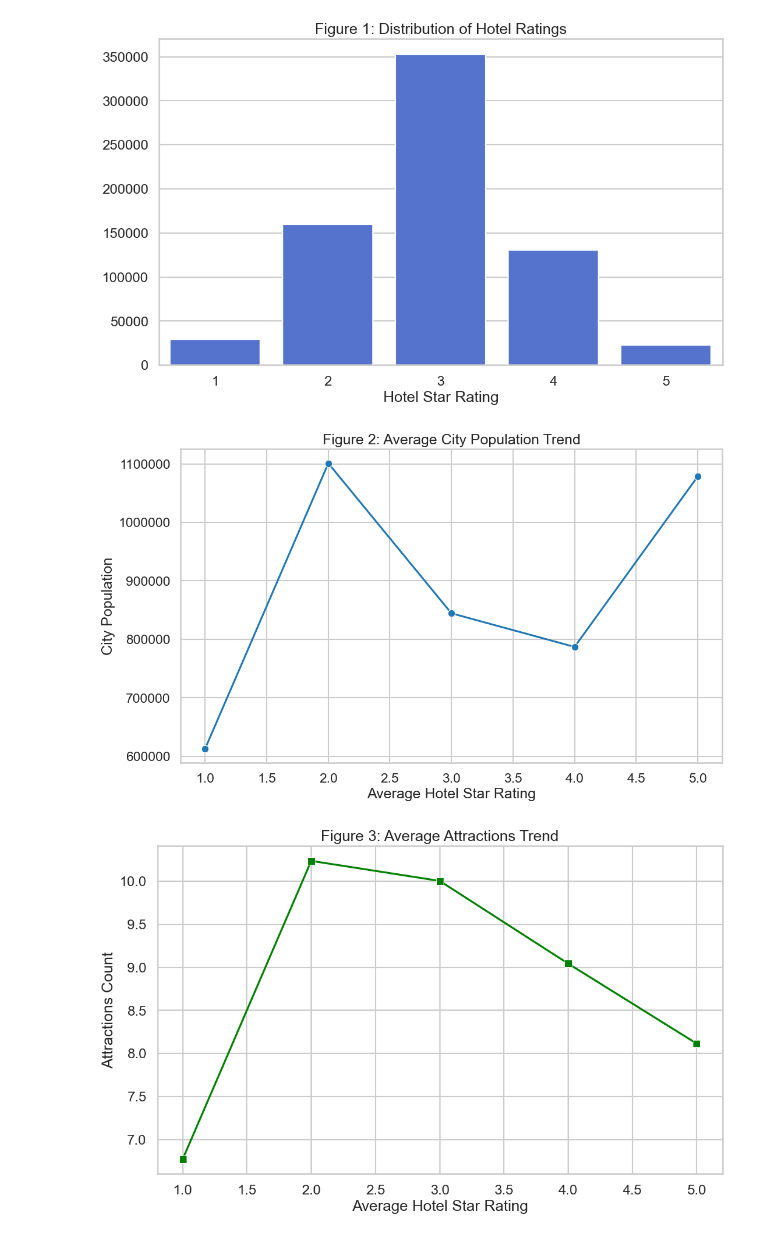
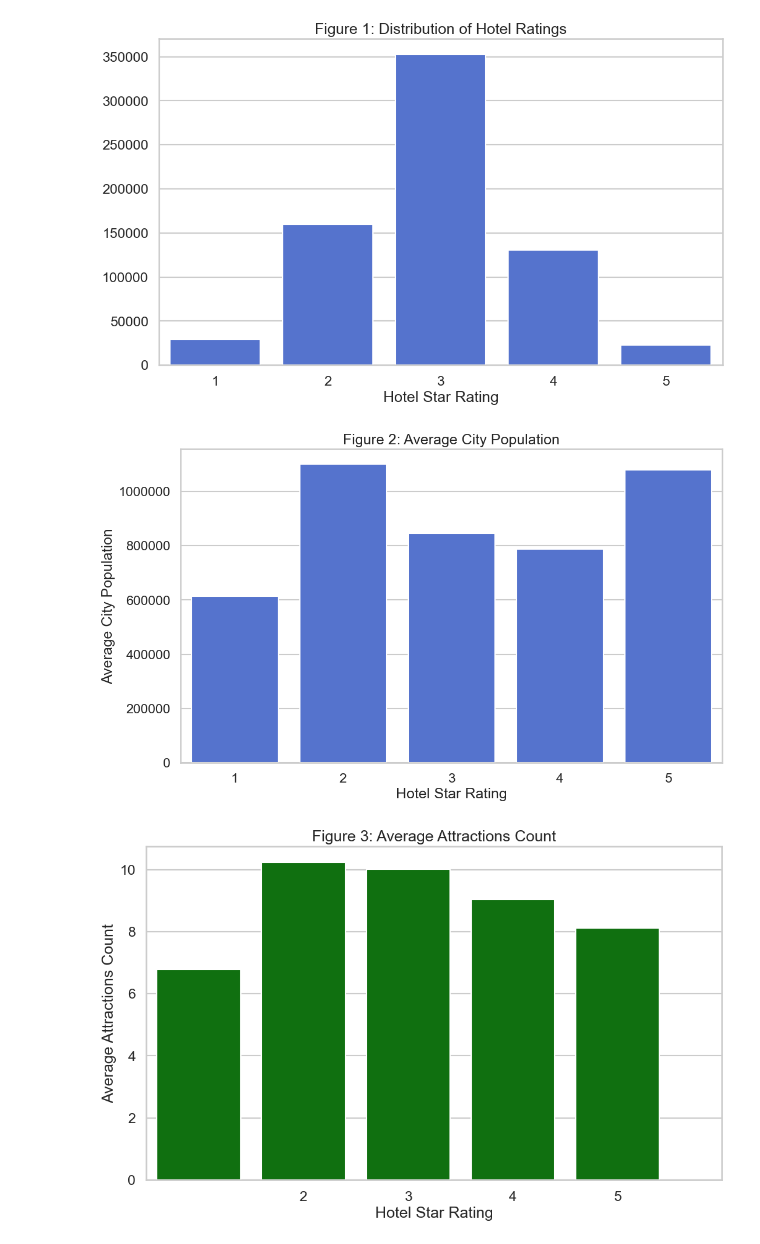
Before and after one commit to daniahsn/hotel-data-analysis, a Jupyter notebook: scripts/EDA/eda_notebook_local.ipynb, the cells around one changed output. Cells and saved outputs as stored; diff of their text form; code cells hidden in the pictures.

```diff
--- a/scripts/EDA/eda_notebook_local.ipynb
+++ b/scripts/EDA/eda_notebook_local.ipynb
@@ -85,7 +85,7 @@ country_stats = df.groupby('countyName')['hotel_star_rating'].mean().dropna()
 city_stats = df.groupby(['cityName', 'countyName'])['hotel_star_rating'].agg(['mean', 'count']).dropna().reset_index()
 city_stats['city_label'] = city_stats['cityName'] + " (" + city_stats['countyName'] + ")"
 
-reliable_cities = city_stats[city_stats['count'] >= 5]
+reliable_cities = city_stats[city_stats['count'] >= 10]
 
 top_10_countries = country_stats.sort_values(ascending=False).head(10)
 worst_10_countries = country_stats.sort_values(ascending=True).head(10)
@@ -102,20 +102,24 @@ plt.xlabel('Hotel Star Rating')
 plt.ylabel('')
 plt.savefig('eda_1_rating_imbalance.png')
 
-# Figure 2 & 3: Trends
+# Figure 2
 plt.figure()
-sns.lineplot(data=df, x='hotel_star_rating', y='city_population', estimator=np.mean, errorbar=None, marker='o')
+sns.barplot(data=df, x='hotel_star_rating', y='city_population', estimator=np.mean, errorbar=None, color='royalblue')
+
 plt.ticklabel_format(style='plain', axis='y')
-plt.title('Figure 2: Average City Population Trend')
-plt.xlabel('Average Hotel Star Rating')
-plt.ylabel('City Population')
-plt.savefig('eda_2_rating_vs_pop.png')
+plt.title('Figure 2: Average City Population')
+plt.xlabel('Hotel Star Rating')
+plt.ylabel('Average City Population')
+plt.savefig('eda_2_bar_pop.png')
 
+# Figure 3
 plt.figure()
-sns.lineplot(data=df, x='hotel_star_rating', y='attractions_count', estimator=np.mean, errorbar=None, marker='s', color='green')
-plt.title('Figure 3: Average Attractions Trend')
-plt.xlabel('Average Hotel Star Rating')
-plt.ylabel('Attractions Count')
+sns.barplot(data=df, x='hotel_star_rating', y='attractions_count', estimator=np.mean, errorbar=None, color='green')
+plt.title('Figure 3: Average Attractions Count')
+plt.ticklabel_format(style='plain', axis='y')
+plt.xticks([1, 2, 3, 4, 5])
+plt.xlabel('Hotel Star Rating')
+plt.ylabel('Average Attractions Count')
 plt.savefig('eda_3_rating_vs_attractions.png')
 
 
@@ -140,43 +144,64 @@ plt.savefig('eda_4b_worst_countries.png')
 # Figure 4c: Top 10 Cities (Horizontal)
 plt.figure(figsize=(12, 8))
 sns.barplot(y=top_10_cities['city_label'], x=top_10_cities['mean'], color='skyblue', orient='h')
-plt.title('Figure 4c: Top 10 Cities (Min 5 Hotels)')
+plt.title('Figure 4c: Top 10 Cities (Min 10 Hotels)')
 plt.xlabel('Average Hotel Star Rating')
 plt.ylabel('')
 plt.tight_layout()
 plt.savefig('eda_4c_top_cities.png')
 
 # Figure 4d: Worst 10 Cities (Horizontal)
 plt.figure(figsize=(12, 8))
 sns.barplot(y=worst_10_cities['city_label'], x=worst_10_cities['mean'], color='salmon', orient='h')
-plt.title('Figure 4d: Bottom 10 Cities (Min 5 Hotels)')
+plt.title('Figure 4d: Bottom 10 Cities (Min 10 Hotels)')
 plt.xlabel('Average Hotel Star Rating')
 plt.ylabel('')
 plt.tight_layout()
 plt.savefig('eda_4d_worst_cities.png')
 
 # Figure 5: Sub-Region (Horizontal)
 plt.figure(figsize=(10, 8))
 sns.barplot(y=sub_region_stats.index, x=sub_region_stats.values, color='goldenrod', orient='h')
 plt.title('Figure 5: Mean Hotel Rating by Region')
 plt.xlabel('Average Hotel Star Rating')
 plt.ylabel('')
 plt.tight_layout()
 plt.savefig('eda_5_rating_by_sub_region.png')
 
 # Figure 6: Correlation
-plt.figure(figsize=(10, 8))
-numeric_cols = ['hotel_star_rating', 'city_population', 'attractions_count', 'facilities_count']
-corr = df[numeric_cols].corr()
-mask = np.triu(np.ones_like(corr, dtype=bool))
-sns.heatmap(corr, annot=True, mask=mask, cmap='coolwarm', center=0, fmt=".2f")
-plt.title('Figure 6: Feature Correlation Heatmap')
-plt.savefig('eda_6_heatmap.png')
+numeric_cols_all = [
+    'hotel_star_rating',
+    'city_population',
+    'attractions_count',
+    'facilities_count',
+    'hotel_latitude',
+    'hotel_longitude'
+]
+
+# Calculate the correlation matrix
+corr_all = df[numeric_cols_all].corr()
+
+# Create the plot without a mask to show the full square
+fig, ax = plt.subplots(figsize=(12, 10))
+
+# Draw the full square heatmap
+sns.heatmap(
+    corr_all,
+    annot=True,
+    cmap='coolwarm',
+    center=0,
+    fmt='.2f',
+    ax=ax
+)
+
+ax.set_title('Figure 6: Full Feature Correlation Heatmap')
+plt.tight_layout()
+plt.savefig('eda_6_square_heatmap.png')
 
 plt.show()
 # %% [output]
 [figure]
-[figure, old version]
+[figure, new version]
-[figure, old version]
+[figure, new version]
 [figure]
 [figure]
```
Also changed, not shown: parts of 2 cells of this notebook.
